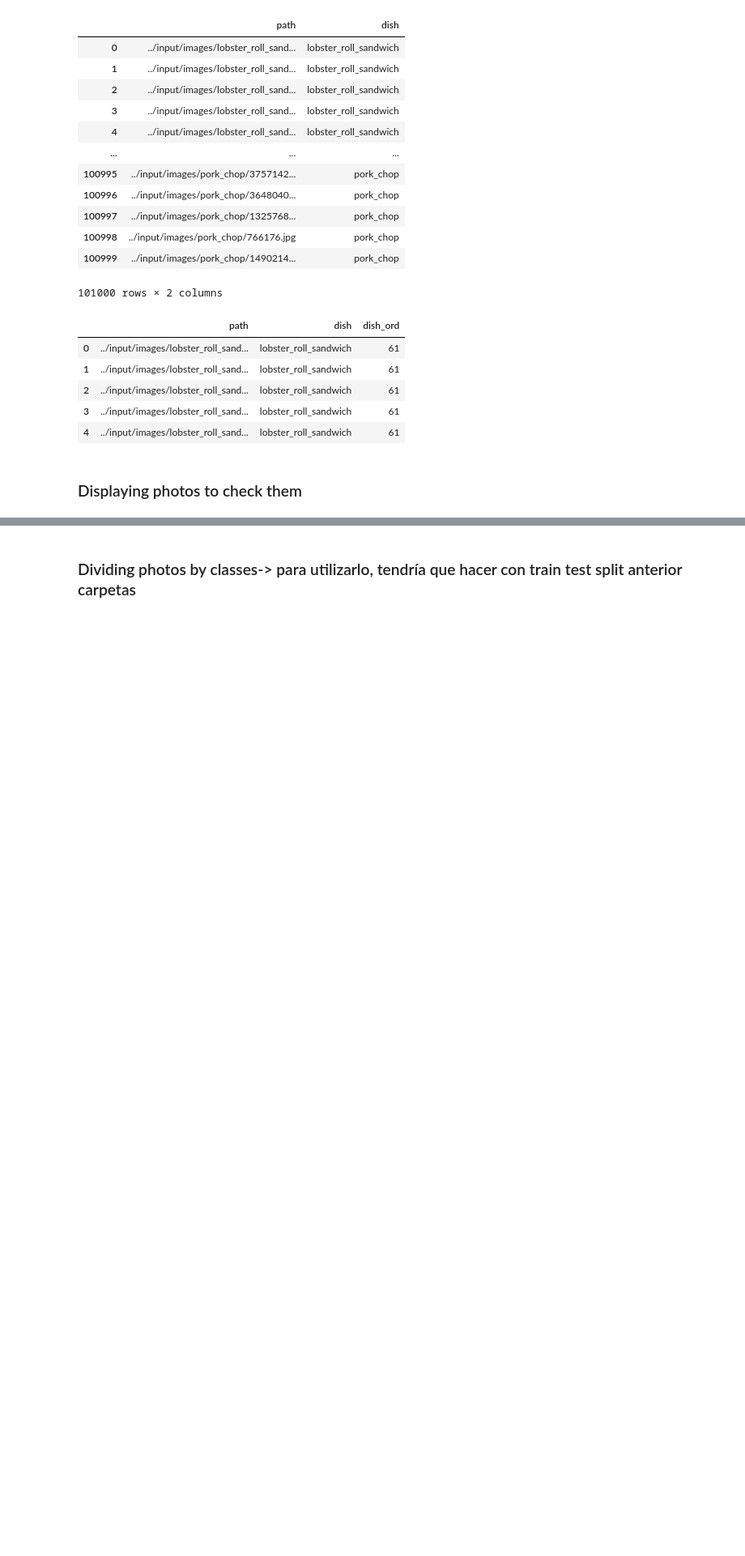
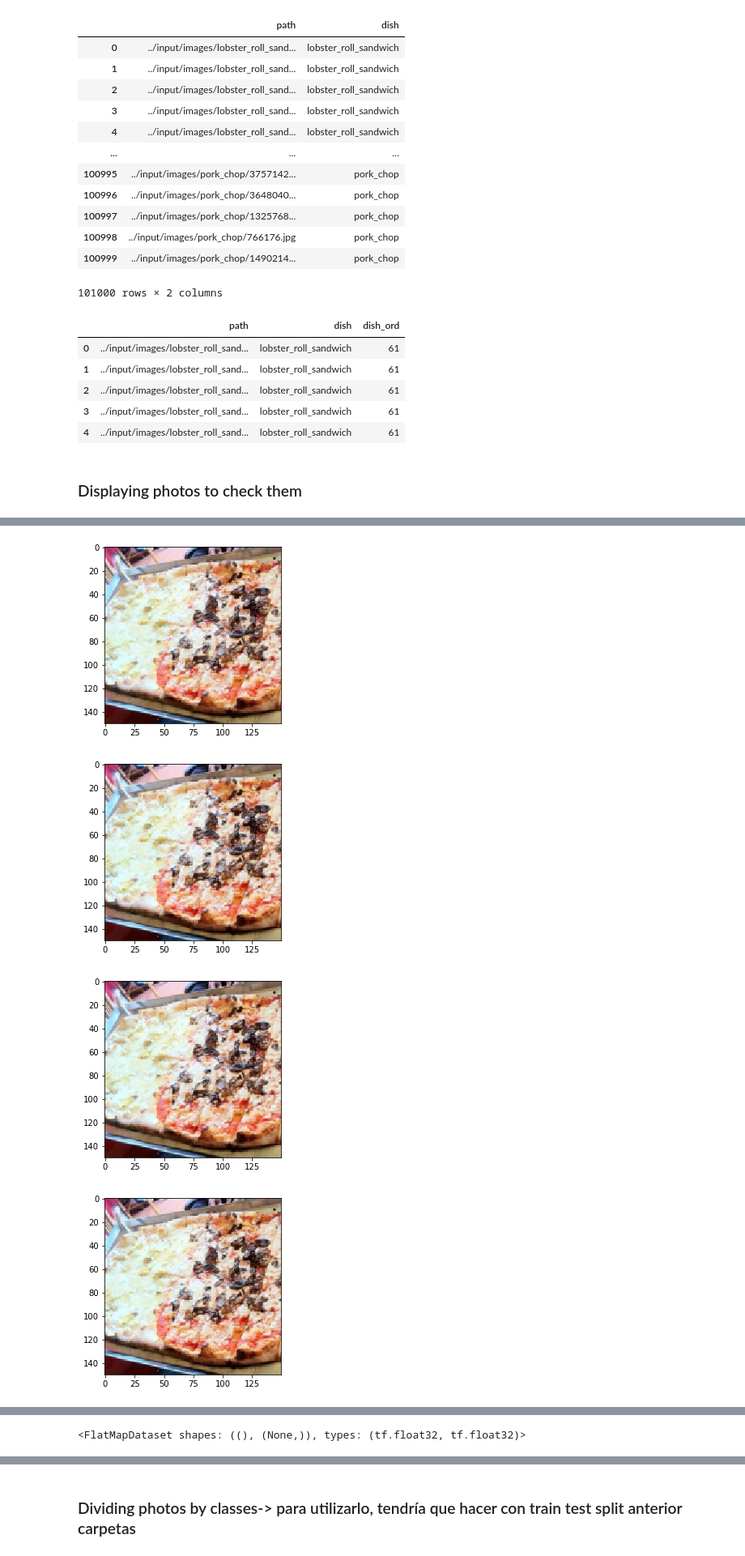
Before and after one commit to silviaherf/foodie_api, a Jupyter notebook: src/image_processing_part.ipynb, the cells around one changed output, grey strips where cells are left out. Shown at 81% size. Drawn from its saved outputs; the diff is of its cells as text; code cells hidden in the pictures; blank space fills up the shorter version.

```diff
--- a/src/image_processing_part.ipynb
+++ b/src/image_processing_part.ipynb
@@ -82,0 +119,22 @@ plt.imshow(imgbw, cmap="gray")
+# %%
+path = "../input/images/pizza/"
+def make_gen_callable(path):
+    def genImg():
+        for im in glob.glob(f"{path}/*.jpg"):
+            img = cv2.imread(im)
+            img2 = cv2.cvtColor(img,cv2.COLOR_BGR2RGB)
+            dim=(150,150)
+            image=cv2.resize(img2, dim,interpolation=cv2.INTER_AREA)
+            yield np.array(image)
+    return genImg
+
+images = make_gen_callable(path)
+# %%
+for _ in range(5):
+    plt.figure()
+    plt.imshow(next(images))
+# %% [output]
+[figure, added]
+[figure, added]
+[figure, added]
+[figure, added]
@@ -82,0 +144,4 @@ plt.imshow(imgbw, cmap="gray")
+# %%
+photos
+# %% [output]
+<FlatMapDataset shapes: ((), (None,)), types: (tf.float32, tf.float32)>
```
Also changed, not shown: parts of 30 cells of this notebook.
